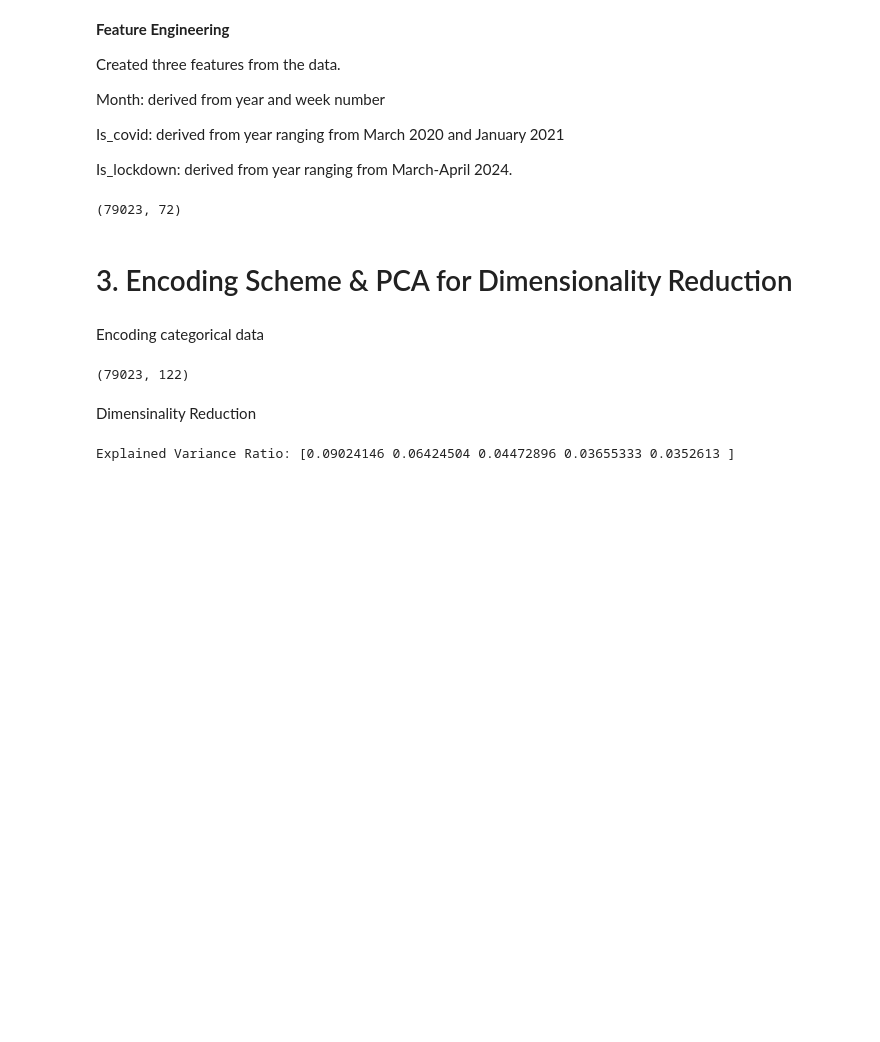
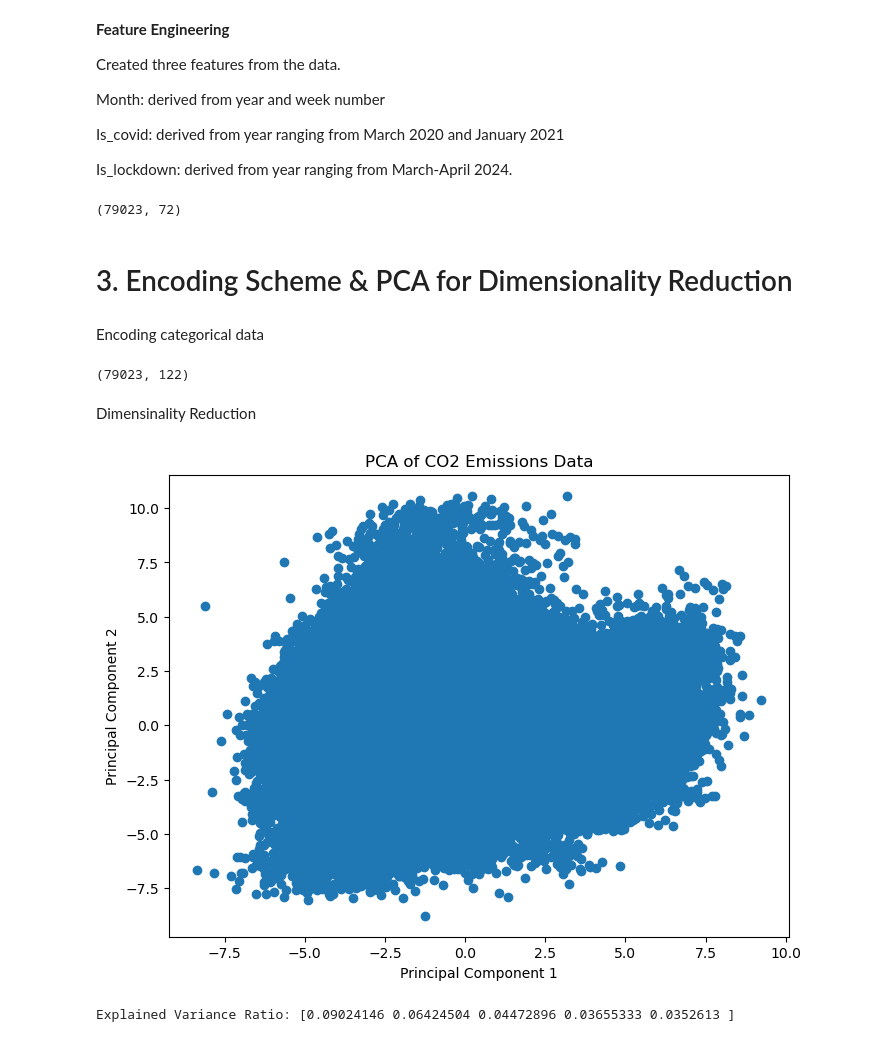
Before and after one commit to dannyakin/CO2_Emissions_Analysis, a Jupyter notebook: EDA.ipynb, the cells around one changed output. Saved outputs shown, nothing was run; the diff lists cells and outputs as text; code cells hidden in the pictures; blank space fills up the shorter version.

```diff
--- a/EDA.ipynb
+++ b/EDA.ipynb
@@ -261,21 +259,22 @@ X.shape
 # %% [markdown]
 Dimensinality Reduction
 # %%
-# X = X.ffill().bfill()
+X = X.ffill().bfill()
 X_scaled = StandardScaler().fit_transform(X)
 
 pca = PCA(n_components=5)
 principal_components = pca.fit_transform(X_scaled)
 
 pca_df = pd.DataFrame(data=principal_components, columns=['PC1', 'PC2', 'PC3', 'PC4', 'PC5'])
 
-'''plt.figure(figsize=(8,6))
+plt.figure(figsize=(8,6))
 plt.scatter(pca_df['PC1'], pca_df['PC2'])
 plt.xlabel('Principal Component 1')
 plt.ylabel('Principal Component 2')
 plt.title('PCA of CO2 Emissions Data')
-plt.show()'''
+plt.show()
 
 print("Explained Variance Ratio:", pca.explained_variance_ratio_)
 # %% [output]
+[figure, added]
 Explained Variance Ratio: [0.09024146 0.06424504 0.04472896 0.03655333 0.0352613 ]
```
Also changed, not shown: parts of 1 cell of this notebook.
